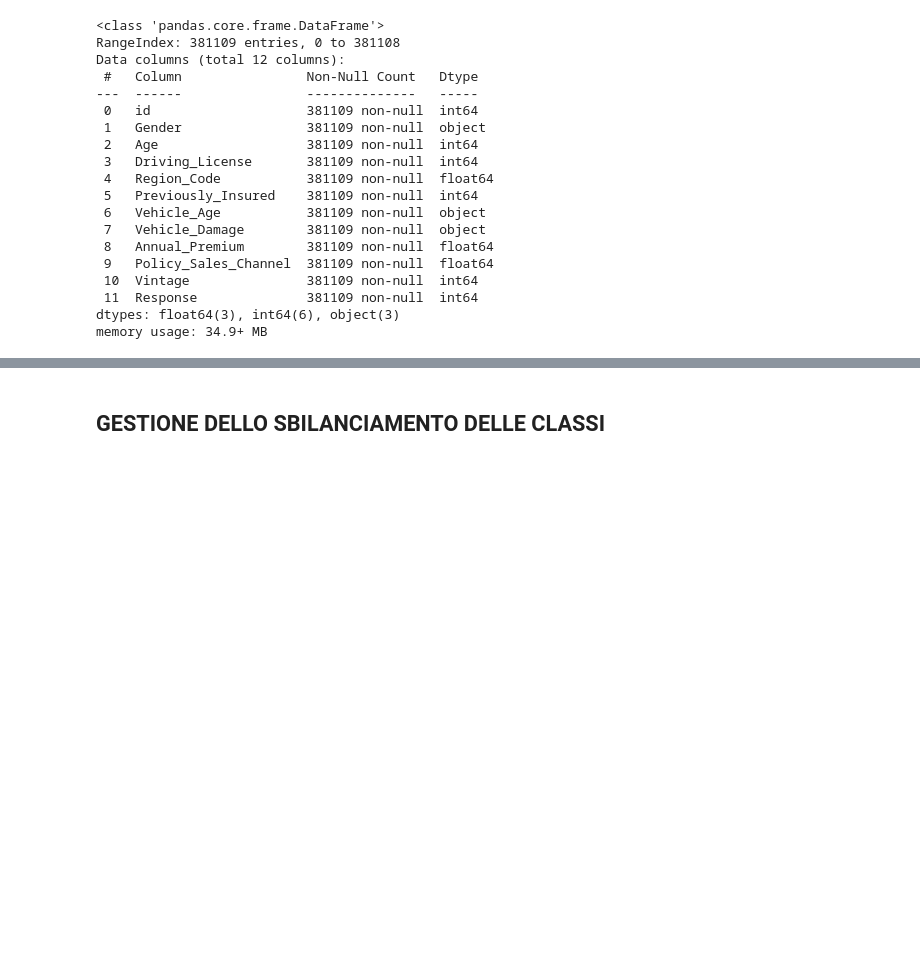
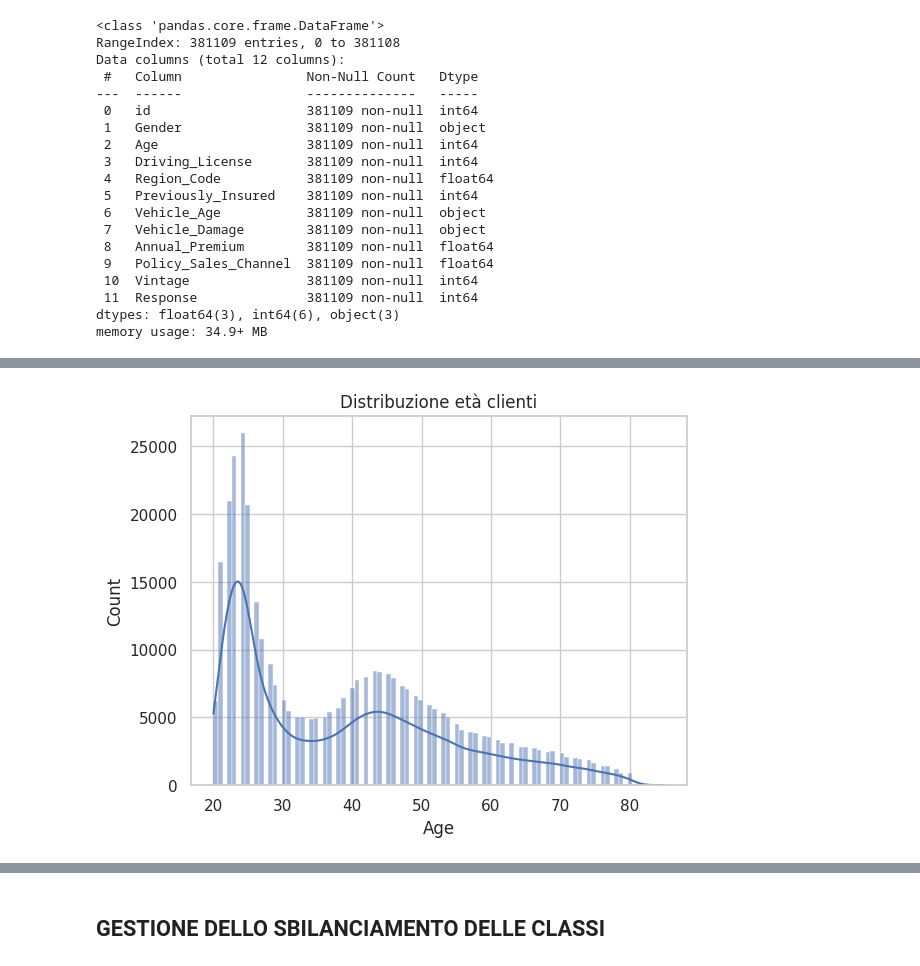
Before and after one commit to cdario79/CrossSellingAssicuratvo, a Jupyter notebook: Cross_Selling_Assicurativo.ipynb, the cells around one changed output, grey strips where cells are left out. Drawn from its saved outputs; the diff is of its cells as text; code cells hidden in the pictures; blank space fills up the shorter version.

```diff
--- a/Cross_Selling_Assicurativo.ipynb
+++ b/Cross_Selling_Assicurativo.ipynb
@@ -85,0 +156,7 @@ memory usage: 34.9+ MB
+# %%
+# Età
+sns.histplot(df['Age'], kde=True)
+plt.title('Distribuzione età clienti')
+plt.show()
+# %% [output]
+[figure, added]
```
Also changed, not shown: parts of 38 cells of this notebook.
